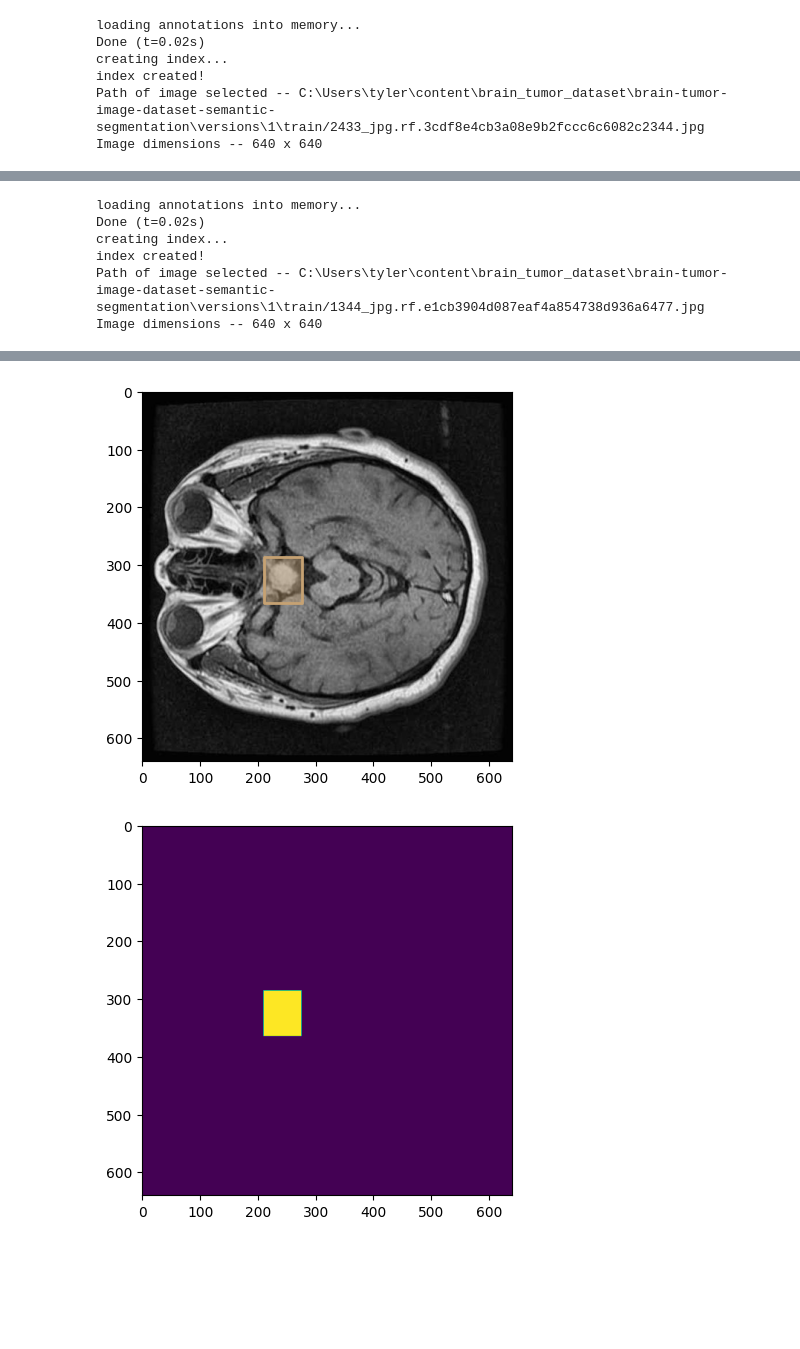
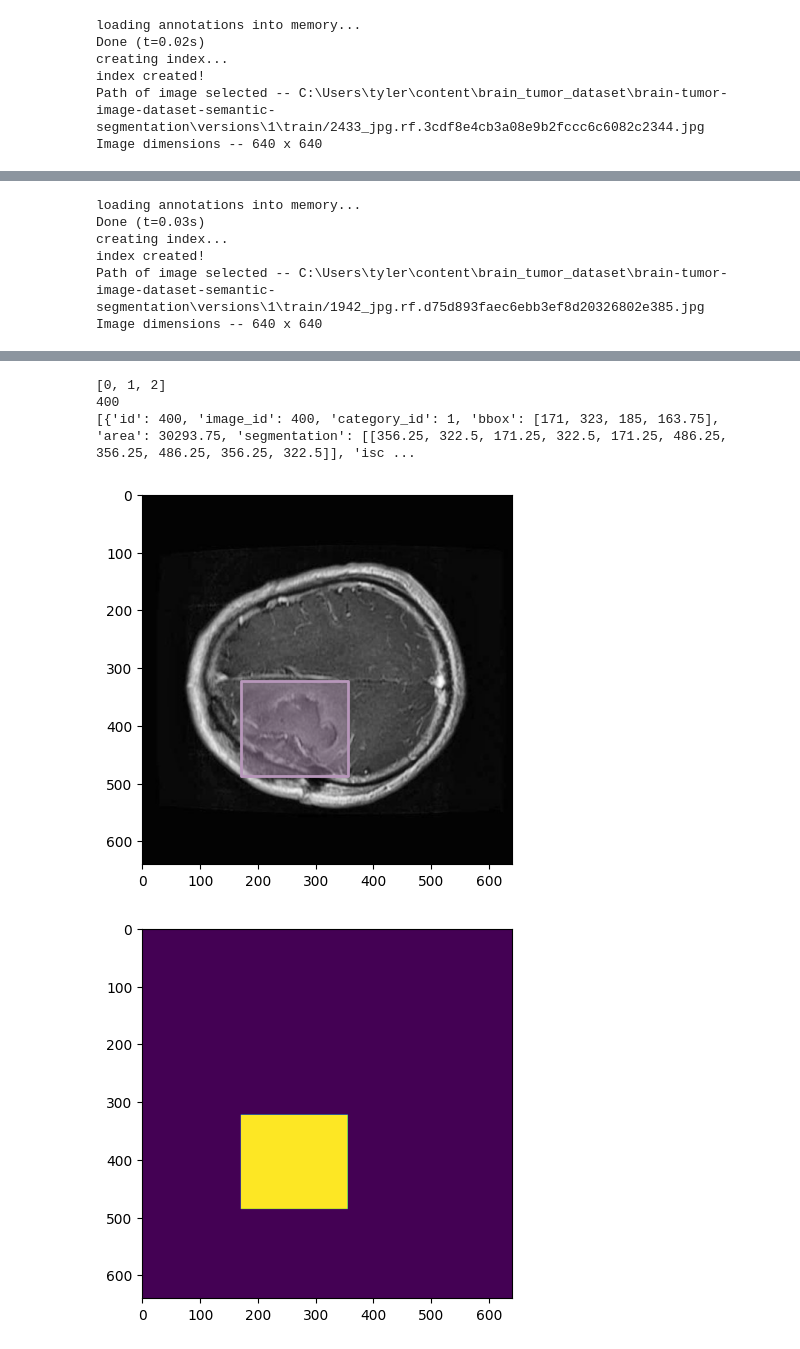
Before and after one commit to SparkWorks13/UNet_Project, a Jupyter notebook: UNet_workbook.ipynb, the cells around one changed output, grey strips where cells are left out. Cells and saved outputs as stored; diff of their text form; code cells hidden in the pictures; blank space fills up the shorter version.

Commit message:
input pipeline developed

```diff
--- a/UNet_workbook.ipynb
+++ b/UNet_workbook.ipynb
@@ -112,26 +81,11 @@ print(annotation)
 # %%
-"""
-def load_image(img, segmentation):
-  input_image = tf.image.resize(img, (128, 128))
-  input_mask = tf.image.resize(
-    segmentation,
-    (128, 128),
-    method = tf.image.ResizeMethod.NEAREST_NEIGHBOR,
-  )
-
-  input_image, input_mask = normalize(input_image, input_mask)
-
-  return input_image, input_mask
-
-load_image(img, annotation[0]['segmentation'])
-"""
 
 # Paths
 annotationPath = r"C:\Users\tyler\content\brain_tumor_dataset\brain-tumor-image-dataset-semantic-segmentation\versions\1\train\_annotations.coco.json"
 imagesDir = r"C:\Users\tyler\content\brain_tumor_dataset\brain-tumor-image-dataset-semantic-segmentation\versions\1\train"
 
 # Specify ID of image
-singleImageID = 465
+singleImageID = 400
 
 # Load COCO annotations
 cocoAnnotations = COCO(annotationPath)
@@ -152,13 +106,17 @@ plt.show()
 # plot annotations on image
 plt.imshow(image)
 cat_ids = cocoAnnotations.getCatIds()
-anns_ids = cocoAnnotations.getAnnIds(imgIds=singleImageID, catIds=cat_ids, iscrowd=None)
+print(cat_ids)
+anns_ids = singleImageID
+print(anns_ids)
 anns = cocoAnnotations.loadAnns(anns_ids)
+print(anns)
 cocoAnnotations.showAnns(anns)
 plt.show()
 
 # create mask from annotations
 mask = cocoAnnotations.annToMask(anns[0])
+
 for i in range(len(anns)):
     mask += cocoAnnotations.annToMask(anns[i])
 
@@ -166,8 +124,8 @@ plt.imshow(mask)
 plt.show()
 # %% [output]
 loading annotations into memory...
-Done (t=0.02s)
+Done (t=0.03s)
 creating index...
 index created!
-Path of image selected -- C:\Users\tyler\content\brain_tumor_dataset\brain-tumor-image-dataset-semantic-segmentation\versions\1\train/1344_jpg.rf.e1cb3904d087eaf4a854738d936a6477.jpg
+Path of image selected -- C:\Users\tyler\content\brain_tumor_dataset\brain-tumor-image-dataset-semantic-segmentation\versions\1\train/1942_jpg.rf.d75d893faec6ebb3ef8d20326802e385.jpg
 Image dimensions -- 640 x 640
@@ -175,2 +133,5 @@ Image dimensions -- 640 x 640
+[0, 1, 2]
+400
+[{'id': 400, 'image_id': 400, 'category_id': 1, 'bbox': [171, 323, 185, 163.75], 'area': 30293.75, 'segmentation': [[356.25, 322.5, 171.25, 322.5, 171.25, 486.25, 356.25, 486.25, 356.25, 322.5]], 'isc ...
-[figure, old version]
+[figure, new version]
-[figure, old version]
+[figure, new version]
```
Also changed, not shown: parts of 7 cells of this notebook, 2 other files.
